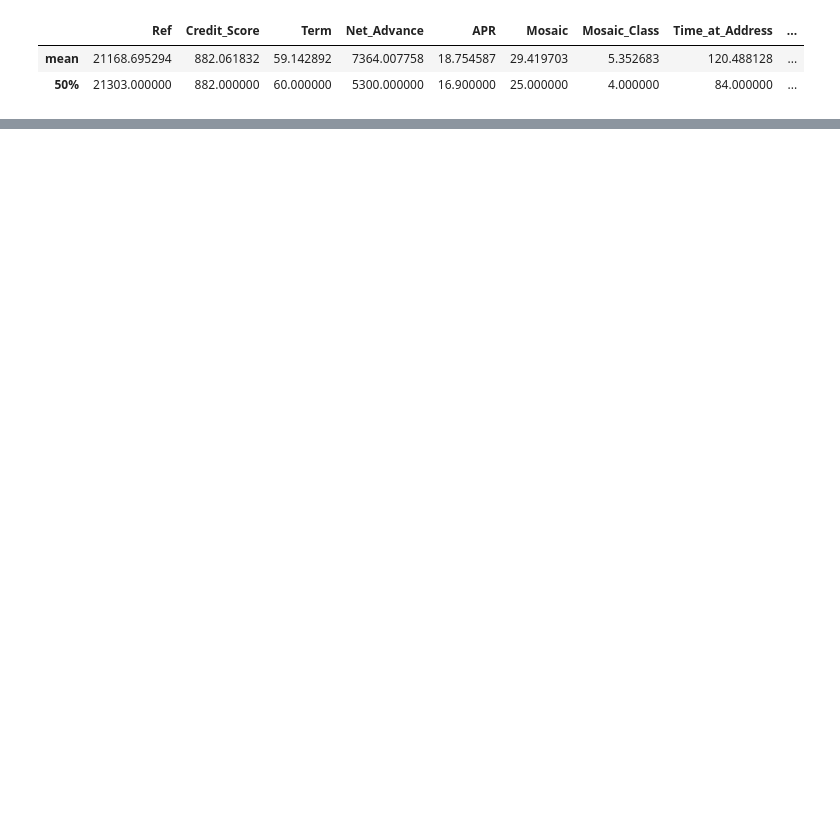
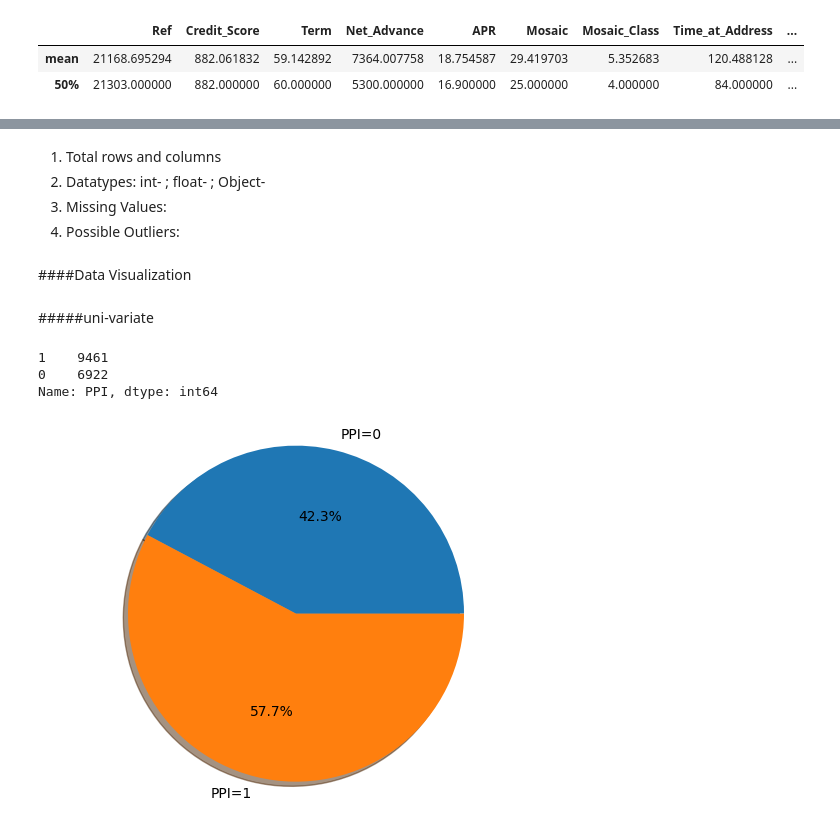
Before and after one commit to pradeepvaranasi/insurance_re, a Jupyter notebook: TigerAnalytics_CaseStudy_PradeepVaranasi.ipynb, the cells around one changed output, grey strips where cells are left out. Cells and saved outputs as stored; diff of their text form; code cells hidden in the pictures; blank space fills up the shorter version.

```diff
--- a/TigerAnalytics_CaseStudy_PradeepVaranasi.ipynb
+++ b/TigerAnalytics_CaseStudy_PradeepVaranasi.ipynb
@@ -82,0 +132,7 @@ df.describe().iloc[[1,5]]
+# %% [markdown]
+1. Total rows and columns
+2. Datatypes: int- ; float- ; Object-
+3. Missing Values:
+4. Possible Outliers:
+# %% [markdown]
+####Data Visualization
@@ -82,0 +143,20 @@ df.describe().iloc[[1,5]]
+# %% [markdown]
+#####uni-variate
+# %%
+df['PPI'].value_counts()
+# %% [output]
+1    9461
+0    6922
+Name: PPI, dtype: int64
+# %%
+# PieChart for the column - PPI
+labels = ['PPI=0', 'PPI=1']
+sizes = [df['PPI'].value_counts()[0],
+         df['PPI'].value_counts()[1]]
+
+fig1, ax1 = plt.subplots()
+ax1.pie(sizes, labels=labels, autopct='%1.1f%%', shadow=True)
+ax1.axis('equal')
+plt.show()
+# %% [output]
+[figure, added]
```
Also changed, not shown: parts of 41 cells of this notebook.
